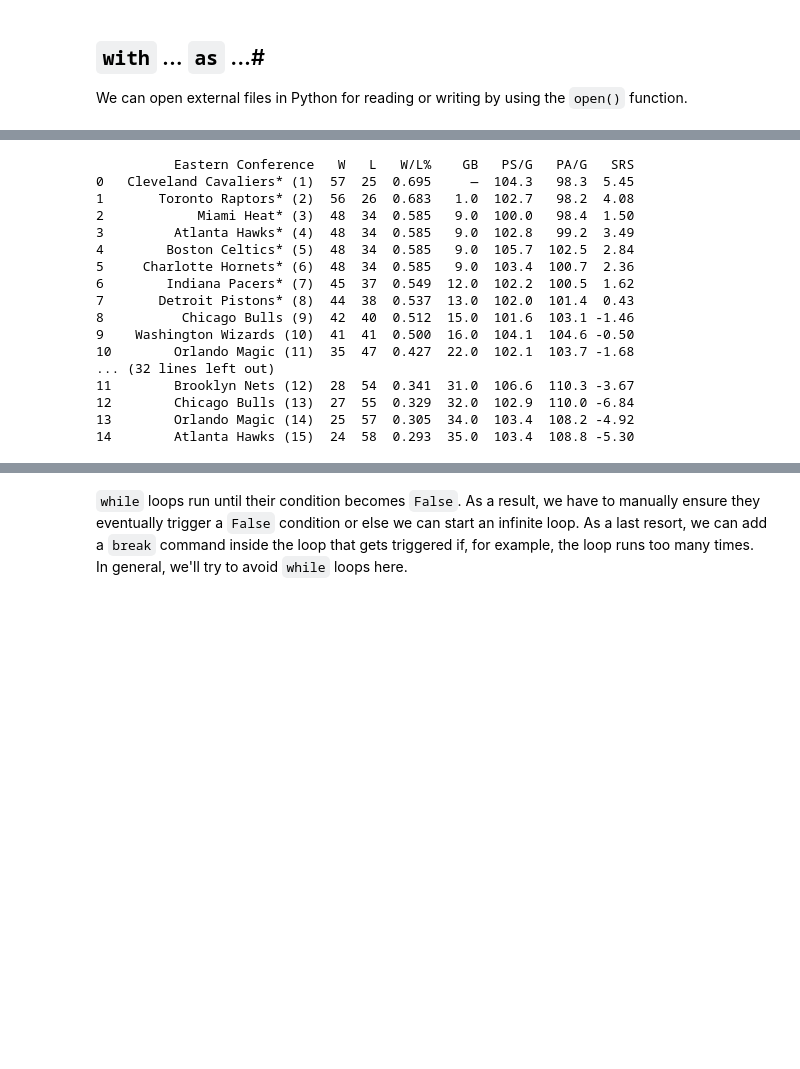
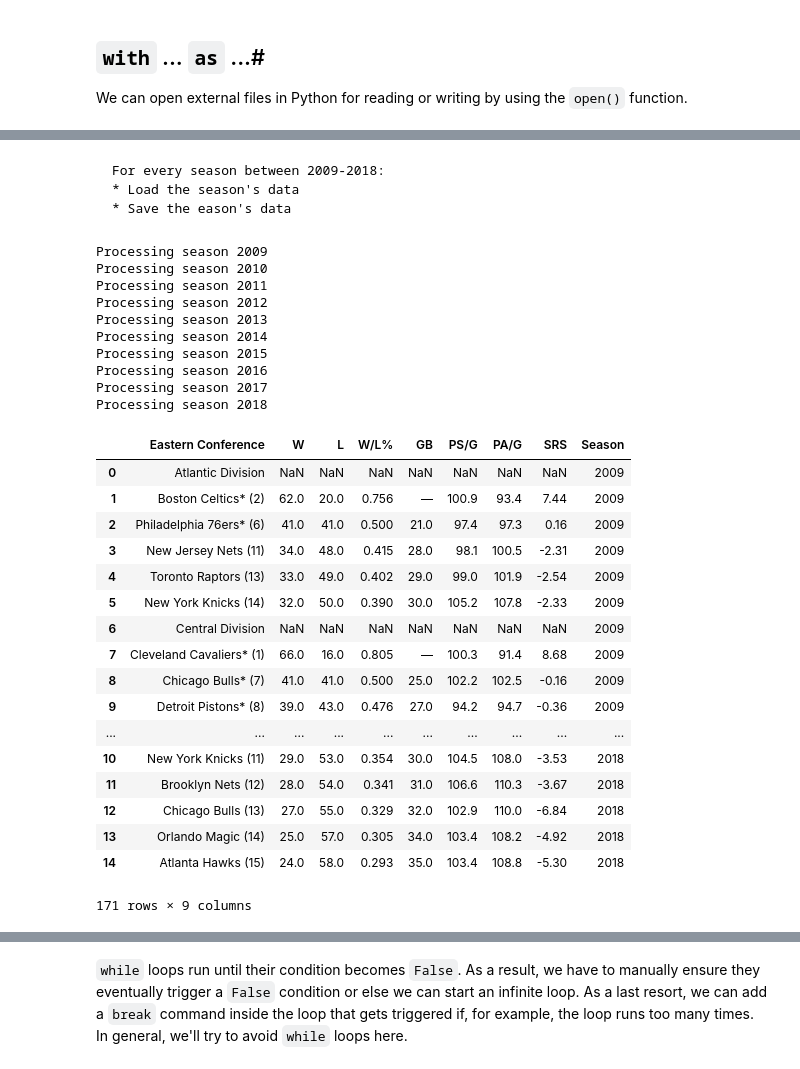
Before and after one commit to gmf05/ITEC696, a Jupyter notebook: unit3/notebook.ipynb, the cells around one changed output, grey strips where cells are left out. Cells and saved outputs as stored; diff of their text form; code cells hidden in the pictures; blank space fills up the shorter version.

````diff
--- a/unit3/notebook.ipynb
+++ b/unit3/notebook.ipynb
@@ -43,0 +67,6 @@ A `for` loop runs a fixed number of times, typically specified by `range()`:
+# %% [markdown]
+```
+For every season between 2009-2018:
+* Load the season's data
+* Save the eason's data
+```
@@ -44,26 +81,42 @@ A `for` loop runs a fixed number of times, typically specified by `range()`:
 # %%
 import pandas as pd
 
-for season in range(2016, 2019):
+df_all = pd.DataFrame()
+
+for season in range(2009, 2019):
+    print('Processing season ' + str(season))
     url = 'https://www.basketball-reference.com/leagues/NBA_{}.html'.format(season)
     html = requests.get(url).text
-    df = pd.read_html(html)
-    print(df[0])
+    df = pd.read_html(html)[0]
+    df_all = pd.concat([df_all, df])
+
+df_all
 # %% [output]
-          Eastern Conference   W   L   W/L%    GB   PS/G   PA/G   SRS
-0   Cleveland Cavaliers* (1)  57  25  0.695     —  104.3   98.3  5.45
-1       Toronto Raptors* (2)  56  26  0.683   1.0  102.7   98.2  4.08
-2            Miami Heat* (3)  48  34  0.585   9.0  100.0   98.4  1.50
-3         Atlanta Hawks* (4)  48  34  0.585   9.0  102.8   99.2  3.49
-4        Boston Celtics* (5)  48  34  0.585   9.0  105.7  102.5  2.84
-5     Charlotte Hornets* (6)  48  34  0.585   9.0  103.4  100.7  2.36
-6        Indiana Pacers* (7)  45  37  0.549  12.0  102.2  100.5  1.62
-7       Detroit Pistons* (8)  44  38  0.537  13.0  102.0  101.4  0.43
-8          Chicago Bulls (9)  42  40  0.512  15.0  101.6  103.1 -1.46
-9    Washington Wizards (10)  41  41  0.500  16.0  104.1  104.6 -0.50
-10        Orlando Magic (11)  35  47  0.427  22.0  102.1  103.7 -1.68
-... (32 lines left out)
-11        Brooklyn Nets (12)  28  54  0.341  31.0  106.6  110.3 -3.67
-12        Chicago Bulls (13)  27  55  0.329  32.0  102.9  110.0 -6.84
-13        Orlando Magic (14)  25  57  0.305  34.0  103.4  108.2 -4.92
-14        Atlanta Hawks (15)  24  58  0.293  35.0  103.4  108.8 -5.30
+Processing season 2009
+Processing season 2010
+Processing season 2011
+Processing season 2012
+Processing season 2013
+Processing season 2014
+Processing season 2015
+Processing season 2016
+Processing season 2017
+Processing season 2018
+|  | Eastern Conference | W | L | W/L% | GB | PS/G | PA/G | SRS | Season |
+| 0 | Atlantic Division | NaN | NaN | NaN | NaN | NaN | NaN | NaN | 2009 |
+| 1 | Boston Celtics* (2) | 62.0 | 20.0 | 0.756 | — | 100.9 | 93.4 | 7.44 | 2009 |
+| 2 | Philadelphia 76ers* (6) | 41.0 | 41.0 | 0.500 | 21.0 | 97.4 | 97.3 | 0.16 | 2009 |
+| 3 | New Jersey Nets (11) | 34.0 | 48.0 | 0.415 | 28.0 | 98.1 | 100.5 | -2.31 | 2009 |
+| 4 | Toronto Raptors (13) | 33.0 | 49.0 | 0.402 | 29.0 | 99.0 | 101.9 | -2.54 | 2009 |
+| 5 | New York Knicks (14) | 32.0 | 50.0 | 0.390 | 30.0 | 105.2 | 107.8 | -2.33 | 2009 |
+| 6 | Central Division | NaN | NaN | NaN | NaN | NaN | NaN | NaN | 2009 |
+| 7 | Cleveland Cavaliers* (1) | 66.0 | 16.0 | 0.805 | — | 100.3 | 91.4 | 8.68 | 2009 |
+| 8 | Chicago Bulls* (7) | 41.0 | 41.0 | 0.500 | 25.0 | 102.2 | 102.5 | -0.16 | 2009 |
+| 9 | Detroit Pistons* (8) | 39.0 | 43.0 | 0.476 | 27.0 | 94.2 | 94.7 | -0.36 | 2009 |
+| ... | ... | ... | ... | ... | ... | ... | ... | ... | ... |
+| 10 | New York Knicks (11) | 29.0 | 53.0 | 0.354 | 30.0 | 104.5 | 108.0 | -3.53 | 2018 |
+| 11 | Brooklyn Nets (12) | 28.0 | 54.0 | 0.341 | 31.0 | 106.6 | 110.3 | -3.67 | 2018 |
+| 12 | Chicago Bulls (13) | 27.0 | 55.0 | 0.329 | 32.0 | 102.9 | 110.0 | -6.84 | 2018 |
+| 13 | Orlando Magic (14) | 25.0 | 57.0 | 0.305 | 34.0 | 103.4 | 108.2 | -4.92 | 2018 |
+| 14 | Atlanta Hawks (15) | 24.0 | 58.0 | 0.293 | 35.0 | 103.4 | 108.8 | -5.30 | 2018 |
+171 rows × 9 columns
````
Also changed, not shown: parts of 7 cells of this notebook, 5 other files.
